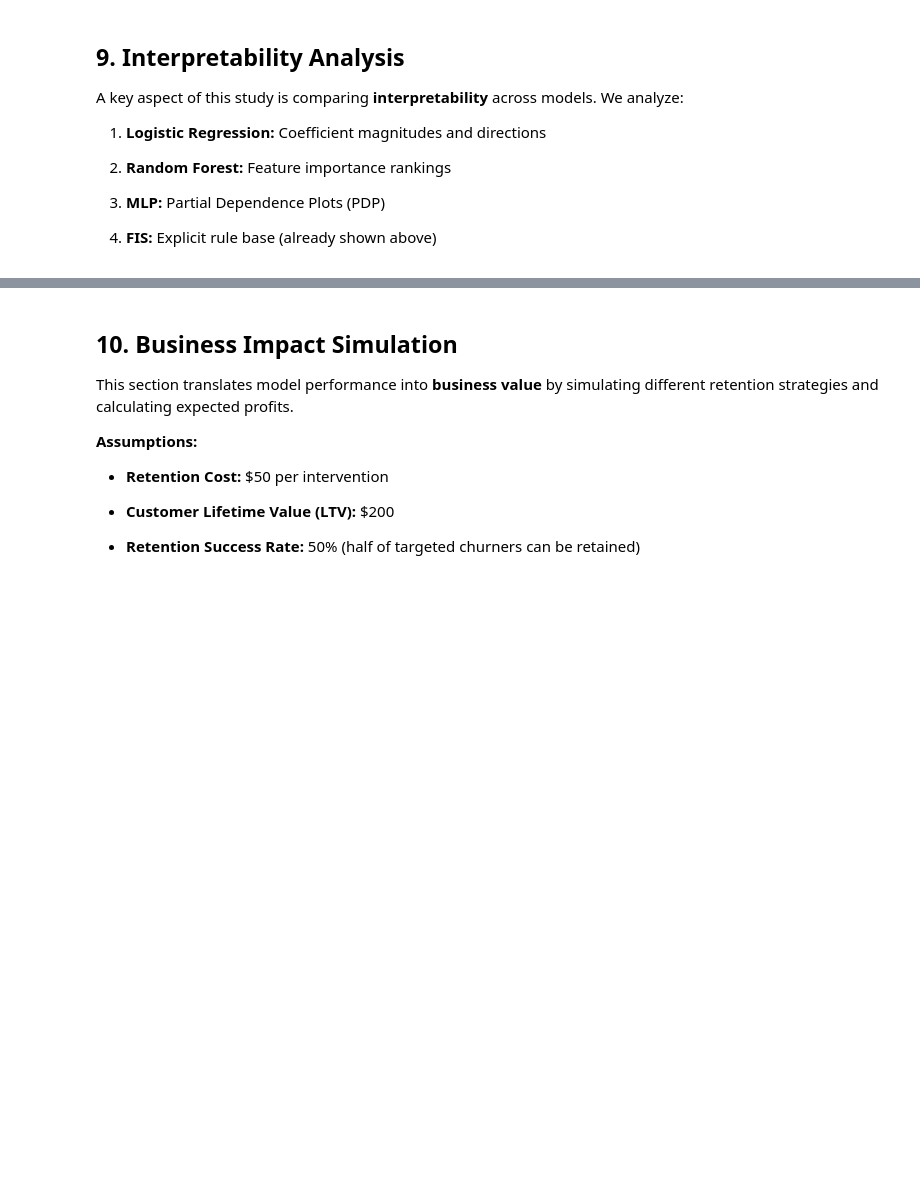
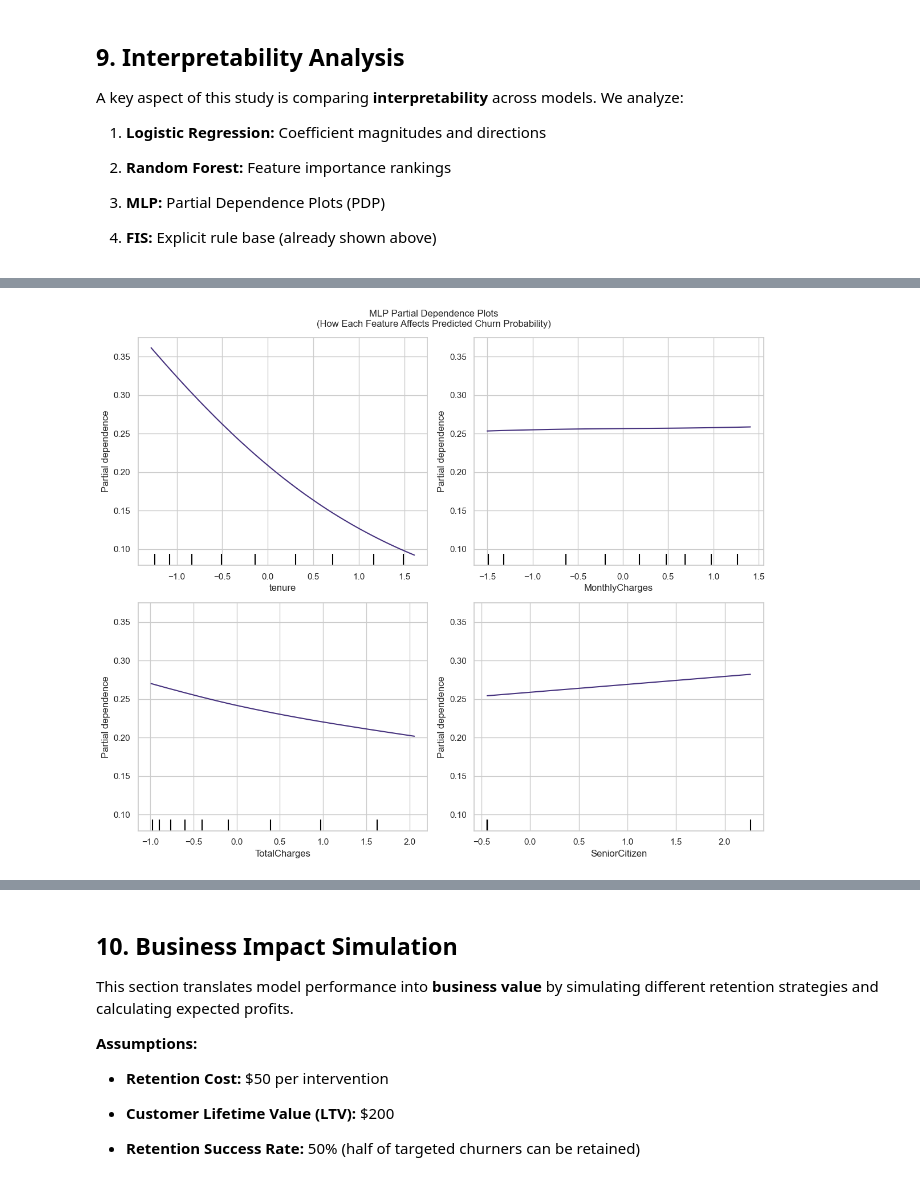
Before and after one commit to Skurios/Individual-Project, a Jupyter notebook: Code/code.ipynb, the cells around one changed output, grey strips where cells are left out. Drawn from its saved outputs; the diff is of its cells as text; code cells hidden in the pictures; blank space fills up the shorter version.

```diff
--- a/Code/code.ipynb
+++ b/Code/code.ipynb
@@ -939,7 +937,9 @@ print(f"Target distribution: {y.value_counts().to_dict()}")
 
 # ============================================================================
 
-
+# Re-define X and y to ensure consistency
+X = df_clean.drop(columns=['customerID', 'Churn', 'Churn_Binary'])
+y = df_clean['Churn_Binary']
 
 X_train, X_test, y_train, y_test = train_test_split(
 
@@ -1042,7 +981,9 @@ metrics_df
 
 # ============================================================================
 
-
+# Define feature types (use consistent naming)
+numeric_features = ['tenure', 'MonthlyCharges', 'TotalCharges', 'SeniorCitizen']
+categorical_features = X.select_dtypes(include=['object']).columns.tolist()
 
 # Numerical preprocessing: Impute + Scale
 
@@ -2190,44 +2163,29 @@ print(rf_importance.head(10).to_string(index=False))
 # %%
 # ============================================================================
-
 # MLP PARTIAL DEPENDENCE PLOTS
-
 # ============================================================================
-
 from sklearn.inspection import PartialDependenceDisplay
 
+# For PDP with sklearn, we need to use the processed features
+# Select top numerical features for PDP analysis (indices in processed data)
+numerical_feature_indices = list(range(len(numeric_features)))
 
-
-# Select top numerical features for PDP analysis
-
-numerical_features_in_X = [col for col in X.columns if col in numerical_cols]
-
-top_4_numerical = rf_importance[rf_importance['Feature'].isin(numerical_features_in_X)].head(4)['Feature'].tolist()
-
-
-
-if len(top_4_numerical) >= 2:
-
+if len(numerical_feature_indices) >= 2:
     fig, axes = plt.subplots(2, 2, figsize=(12, 10))
-
     PartialDependenceDisplay.from_estimator(
-
-        mlp_model, X_test, features=top_4_numerical[:min(4, len(top_4_numerical))],
-
-        ax=axes.flatten()[:len(top_4_numerical)], grid_resolution=50
-
+        mlp_model, X_train_processed,
+        features=numerical_feature_indices[:min(4, len(numerical_feature_indices))],
+        feature_names=feature_names,
+        ax=axes.flatten()[:len(numerical_feature_indices)],
+        grid_resolution=50
     )
-
     fig.suptitle('MLP Partial Dependence Plots\n(How Each Feature Affects Predicted Churn Probability)', fontsize=12)
-
     plt.tight_layout()
-
     plt.savefig('fig_11_mlp_pdp.png', dpi=150, bbox_inches='tight')
-
     plt.show()
-
 else:
-
     print("Not enough numerical features for PDP analysis.")
+# %% [output]
+[figure, added]
 # %%
 # ============================================================================
```
Also changed, not shown: parts of 28 cells of this notebook.
